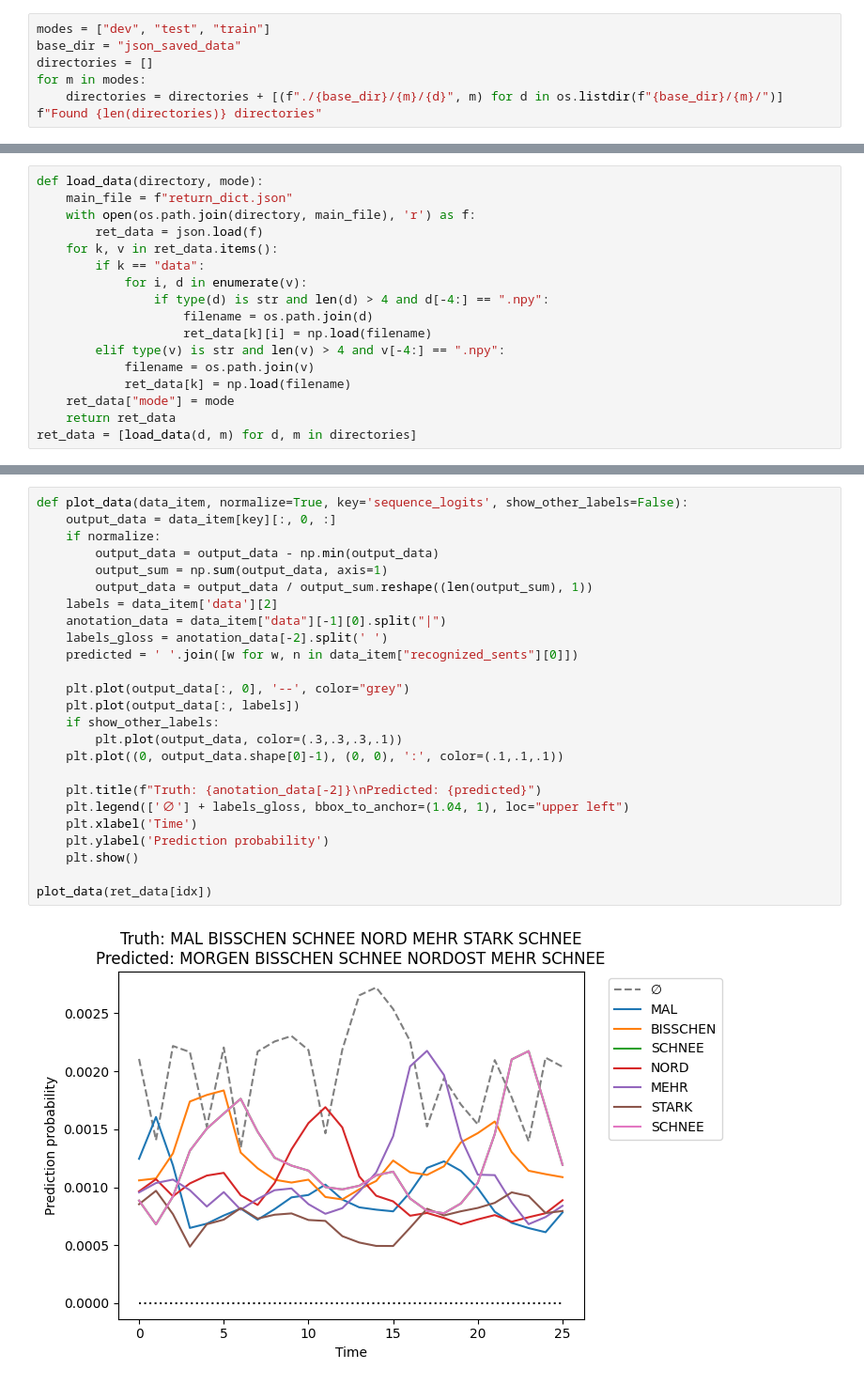
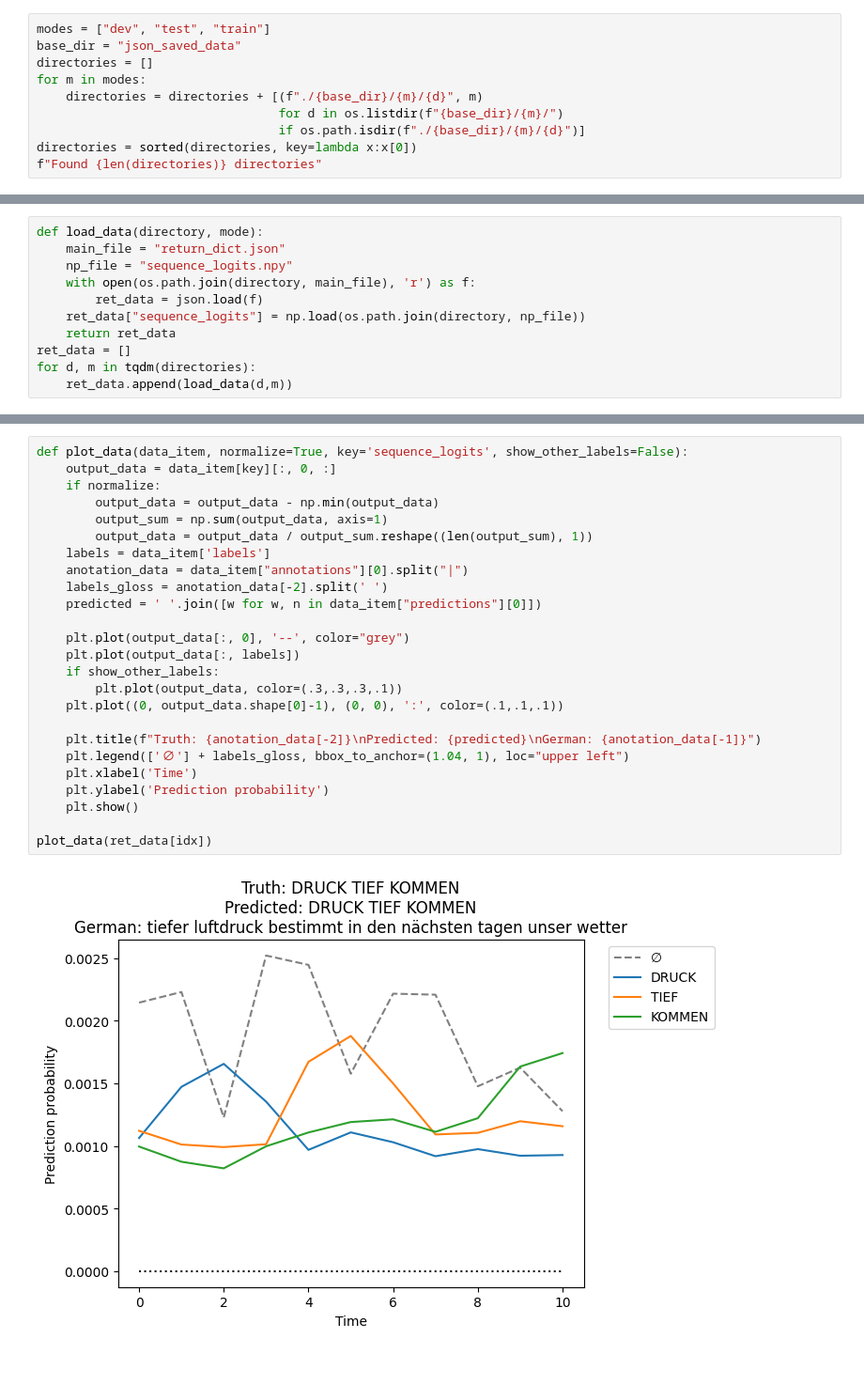
Before and after one commit to pabloqb2000/Temporal-Lift-Pooling, a Jupyter notebook: output_processing.ipynb, the cells around one changed output, grey strips where cells are left out. Shown at 94% size. Drawn from its saved outputs; the diff is of its cells as text.

```diff
--- a/output_processing.ipynb
+++ b/output_processing.ipynb
@@ -9,6 +46,9 @@ modes = ["dev", "test", "train"]
 base_dir = "json_saved_data"
 directories = []
 for m in modes:
-    directories = directories + [(f"./{base_dir}/{m}/{d}", m) for d in os.listdir(f"{base_dir}/{m}/")]
+    directories = directories + [(f"./{base_dir}/{m}/{d}", m)
+                                 for d in os.listdir(f"{base_dir}/{m}/")
+                                 if os.path.isdir(f"./{base_dir}/{m}/{d}")]
+directories = sorted(directories, key=lambda x:x[0])
 f"Found {len(directories)} directories"
 # %% [output]
@@ -23,17 +63,11 @@ len(directories)
 # %%
 def load_data(directory, mode):
-    main_file = f"return_dict.json"
+    main_file = "return_dict.json"
+    np_file = "sequence_logits.npy"
     with open(os.path.join(directory, main_file), 'r') as f:
         ret_data = json.load(f)
-    for k, v in ret_data.items():
-        if k == "data":
-            for i, d in enumerate(v):
-                if type(d) is str and len(d) > 4 and d[-4:] == ".npy":
-                    filename = os.path.join(d)
-                    ret_data[k][i] = np.load(filename)
-        elif type(v) is str and len(v) > 4 and v[-4:] == ".npy":
-            filename = os.path.join(v)
-            ret_data[k] = np.load(filename)
-    ret_data["mode"] = mode
+    ret_data["sequence_logits"] = np.load(os.path.join(directory, np_file))
     return ret_data
-ret_data = [load_data(d, m) for d, m in directories]
+ret_data = []
+for d, m in tqdm(directories):
+    ret_data.append(load_data(d,m))
@@ -88,27 +99,27 @@ german truth:             gelegentlich schneit es leicht richtung nordosten kann
 # %%
 def plot_data(data_item, normalize=True, key='sequence_logits', show_other_labels=False):
     output_data = data_item[key][:, 0, :]
     if normalize:
         output_data = output_data - np.min(output_data)
         output_sum = np.sum(output_data, axis=1)
         output_data = output_data / output_sum.reshape((len(output_sum), 1))
-    labels = data_item['data'][2]
-    anotation_data = data_item["data"][-1][0].split("|")
+    labels = data_item['labels']
+    anotation_data = data_item["annotations"][0].split("|")
     labels_gloss = anotation_data[-2].split(' ')
-    predicted = ' '.join([w for w, n in data_item["recognized_sents"][0]])
+    predicted = ' '.join([w for w, n in data_item["predictions"][0]])
 
     plt.plot(output_data[:, 0], '--', color="grey")
     plt.plot(output_data[:, labels])
     if show_other_labels:
         plt.plot(output_data, color=(.3,.3,.3,.1))
     plt.plot((0, output_data.shape[0]-1), (0, 0), ':', color=(.1,.1,.1))
 
-    plt.title(f"Truth: {anotation_data[-2]}\nPredicted: {predicted}")
+    plt.title(f"Truth: {anotation_data[-2]}\nPredicted: {predicted}\nGerman: {anotation_data[-1]}")
     plt.legend(['∅'] + labels_gloss, bbox_to_anchor=(1.04, 1), loc="upper left")
     plt.xlabel('Time')
     plt.ylabel('Prediction probability')
     plt.show()
 
 plot_data(ret_data[idx])
 # %% [output]
-[figure, old version]
+[figure, new version]
```
Also changed, not shown: parts of 10 cells of this notebook, 4 other files.
